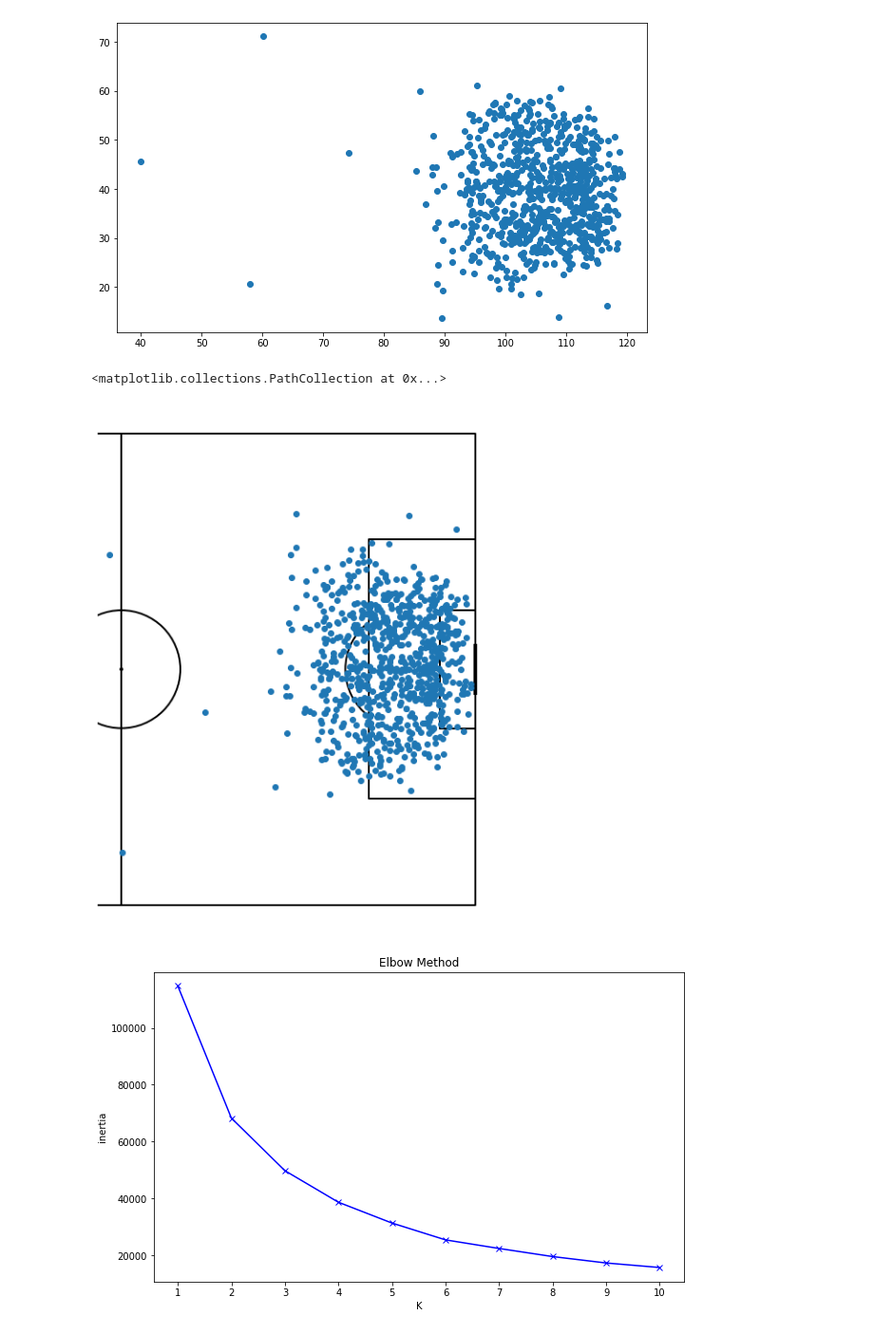
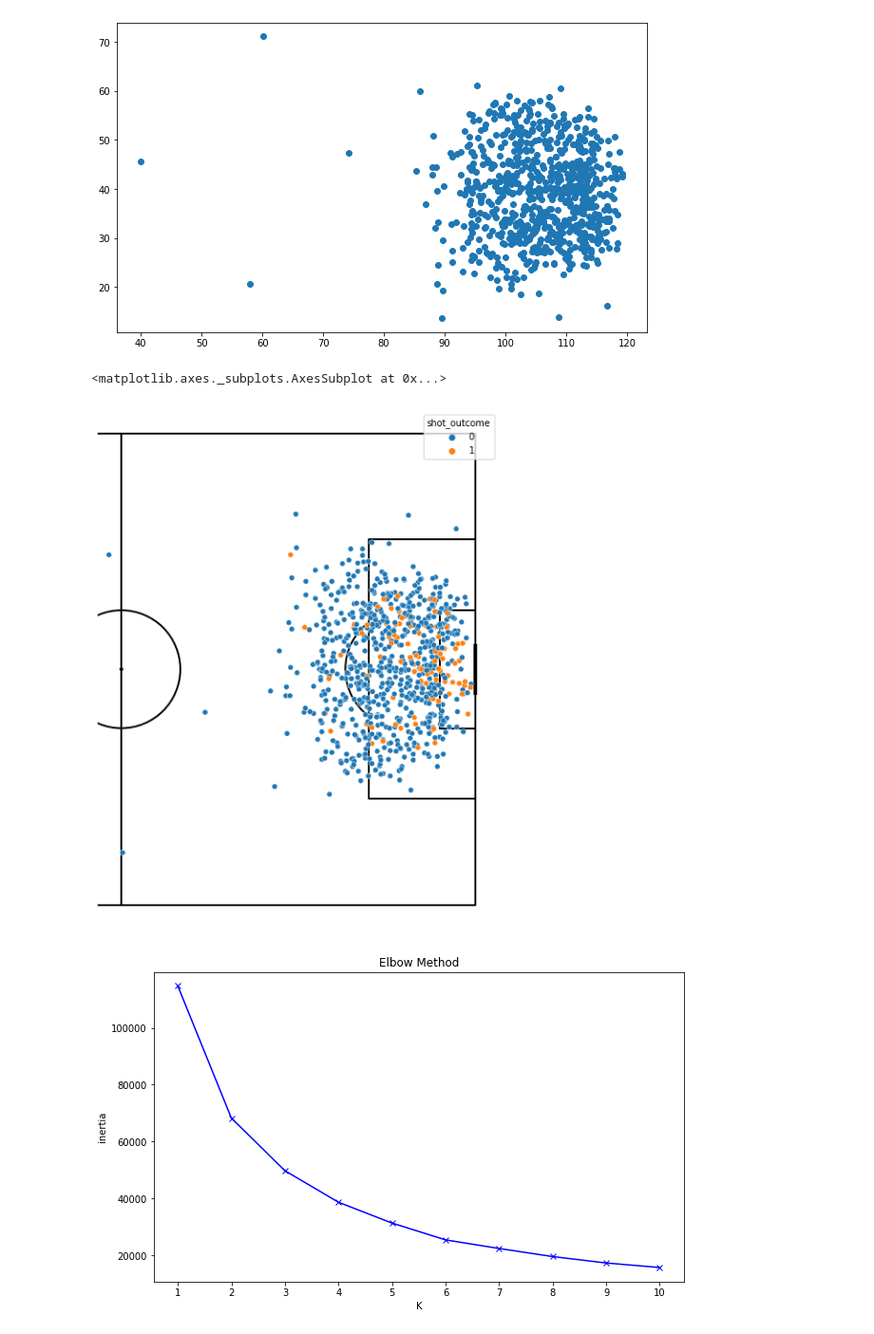
Before and after one commit to gianmarcozironelli/statsbomb_project, a Jupyter notebook: sb_project.ipynb, the cells around one changed output. Shown at 95% size. Saved outputs shown, nothing was run; the diff lists cells and outputs as text; code cells hidden in the pictures.

```diff
--- a/sb_project.ipynb
+++ b/sb_project.ipynb
@@ -784,11 +724,11 @@ plt.scatter(x = x['shot_xstart'], y = x['shot_ystart'])
 # %%
 pitch = Pitch(pitch_type='statsbomb', pitch_color='#ffffff', line_color='#000000', half = True)
 fig, ax = pitch.draw(figsize=(12, 8), constrained_layout=True, tight_layout=False)
 fig.set_facecolor('#ffffff')
-plt.scatter(x = x['shot_xstart'], y = x['shot_ystart'])
+sns.scatterplot(data=shots_df, hue='shot_outcome', x='shot_xstart', y='shot_ystart')
 # %% [output]
-<matplotlib.collections.PathCollection at 0x...>
+<matplotlib.axes._subplots.AxesSubplot at 0x...>
-[figure, old version]
+[figure, new version]
 # %%
 #defining n_clusters with the elbow method
 square_distances = []
```
Also changed, not shown: parts of 35 cells of this notebook.
